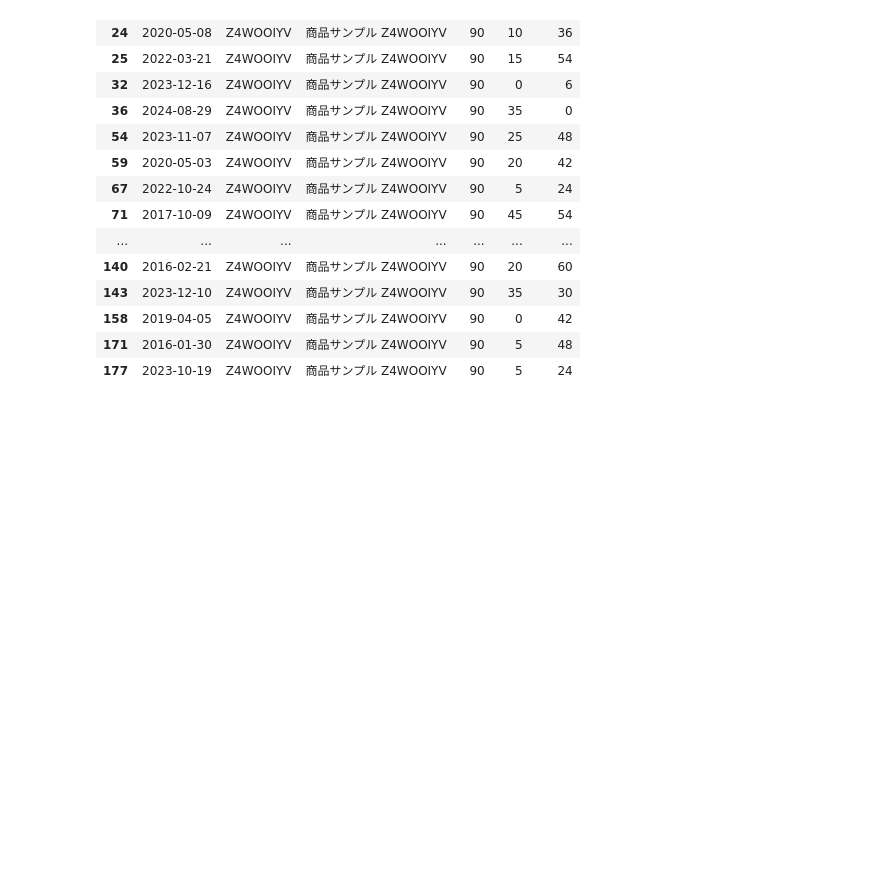
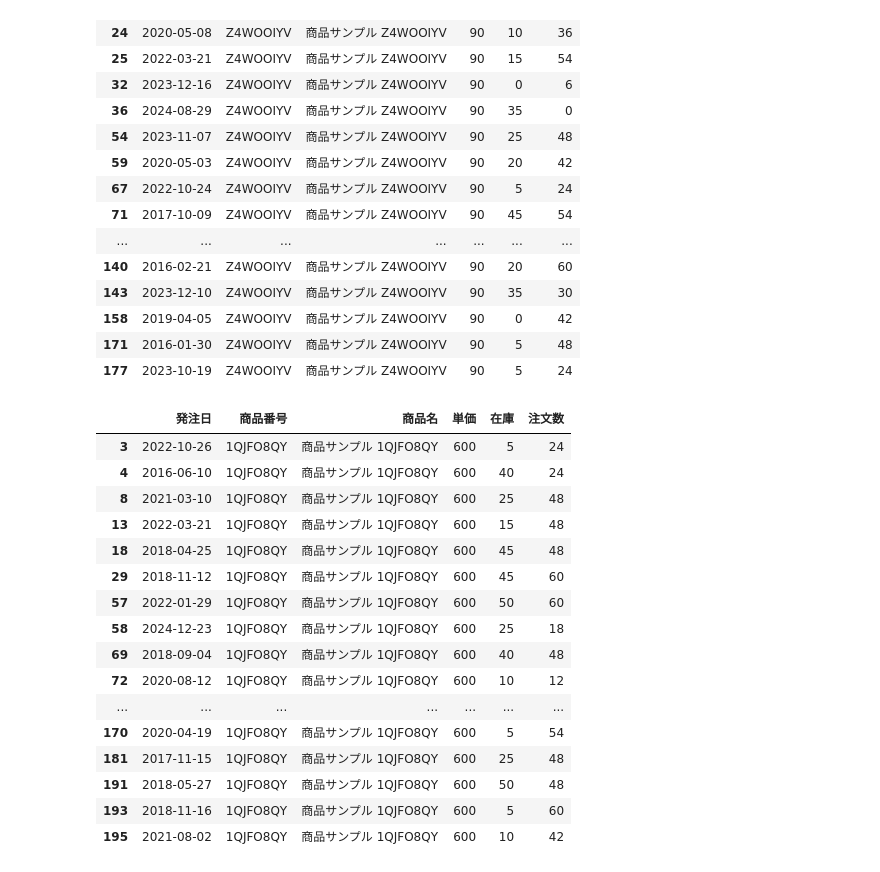
Before and after one commit to picalin/samurai_data_science, a Jupyter notebook: 07_pandas_practice.ipynb, the cells around one changed output. Saved outputs shown, nothing was run; the diff lists cells and outputs as text; code cells hidden in the pictures; blank space fills up the shorter version.

```diff
--- a/07_pandas_practice.ipynb
+++ b/07_pandas_practice.ipynb
@@ -33,3 +33,23 @@ df.query('商品番号 == "Z4WOOIYV"')
 | 158 | 2019-04-05 | Z4WOOIYV | 商品サンプル Z4WOOIYV | 90 | 0 | 42 |
 | 171 | 2016-01-30 | Z4WOOIYV | 商品サンプル Z4WOOIYV | 90 | 5 | 48 |
 | 177 | 2023-10-19 | Z4WOOIYV | 商品サンプル Z4WOOIYV | 90 | 5 | 24 |
+# %%
+df.query('単価 == 600')
+# %% [output]
+|  | 発注日 | 商品番号 | 商品名 | 単価 | 在庫 | 注文数 |
+| 3 | 2022-10-26 | 1QJFO8QY | 商品サンプル 1QJFO8QY | 600 | 5 | 24 |
+| 4 | 2016-06-10 | 1QJFO8QY | 商品サンプル 1QJFO8QY | 600 | 40 | 24 |
+| 8 | 2021-03-10 | 1QJFO8QY | 商品サンプル 1QJFO8QY | 600 | 25 | 48 |
+| 13 | 2022-03-21 | 1QJFO8QY | 商品サンプル 1QJFO8QY | 600 | 15 | 48 |
+| 18 | 2018-04-25 | 1QJFO8QY | 商品サンプル 1QJFO8QY | 600 | 45 | 48 |
+| 29 | 2018-11-12 | 1QJFO8QY | 商品サンプル 1QJFO8QY | 600 | 45 | 60 |
+| 57 | 2022-01-29 | 1QJFO8QY | 商品サンプル 1QJFO8QY | 600 | 50 | 60 |
+| 58 | 2024-12-23 | 1QJFO8QY | 商品サンプル 1QJFO8QY | 600 | 25 | 18 |
+| 69 | 2018-09-04 | 1QJFO8QY | 商品サンプル 1QJFO8QY | 600 | 40 | 48 |
+| 72 | 2020-08-12 | 1QJFO8QY | 商品サンプル 1QJFO8QY | 600 | 10 | 12 |
+| ... | ... | ... | ... | ... | ... | ... |
+| 170 | 2020-04-19 | 1QJFO8QY | 商品サンプル 1QJFO8QY | 600 | 5 | 54 |
+| 181 | 2017-11-15 | 1QJFO8QY | 商品サンプル 1QJFO8QY | 600 | 25 | 48 |
+| 191 | 2018-05-27 | 1QJFO8QY | 商品サンプル 1QJFO8QY | 600 | 50 | 48 |
+| 193 | 2018-11-16 | 1QJFO8QY | 商品サンプル 1QJFO8QY | 600 | 5 | 60 |
+| 195 | 2021-08-02 | 1QJFO8QY | 商品サンプル 1QJFO8QY | 600 | 10 | 42 |
```
Also changed, not shown: parts of 5 cells of this notebook.
